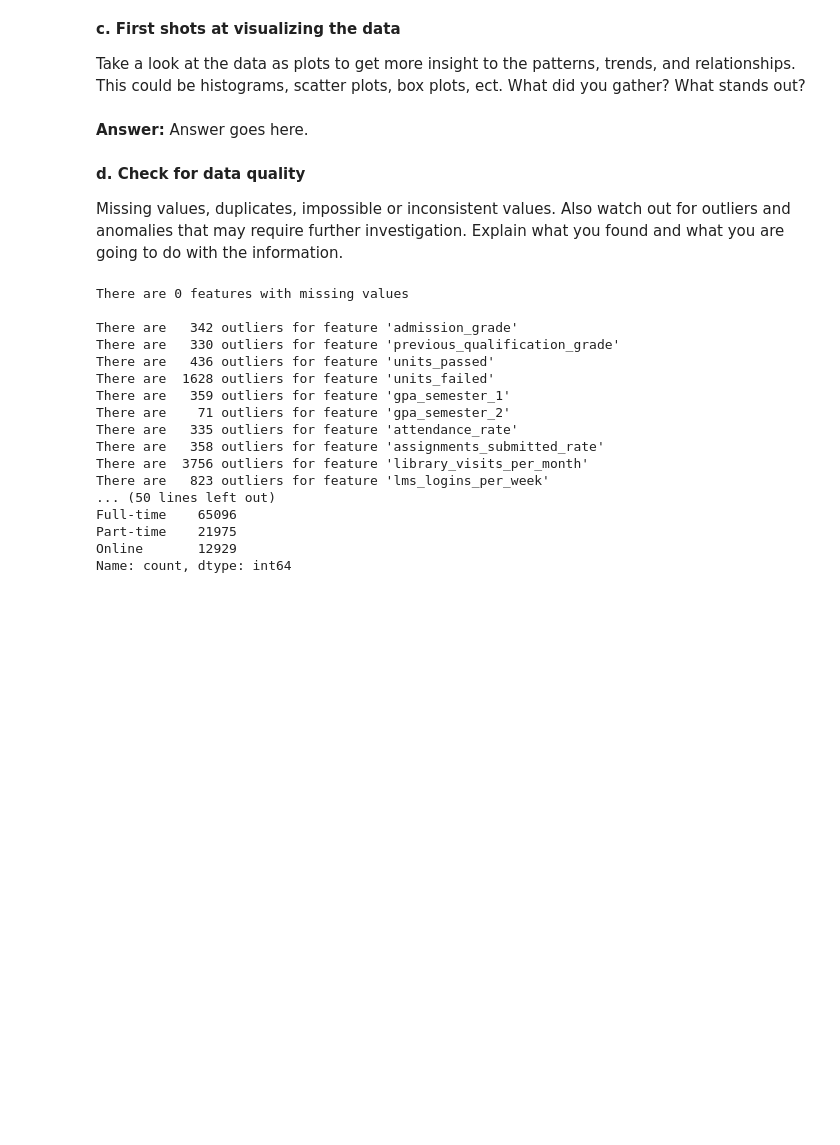
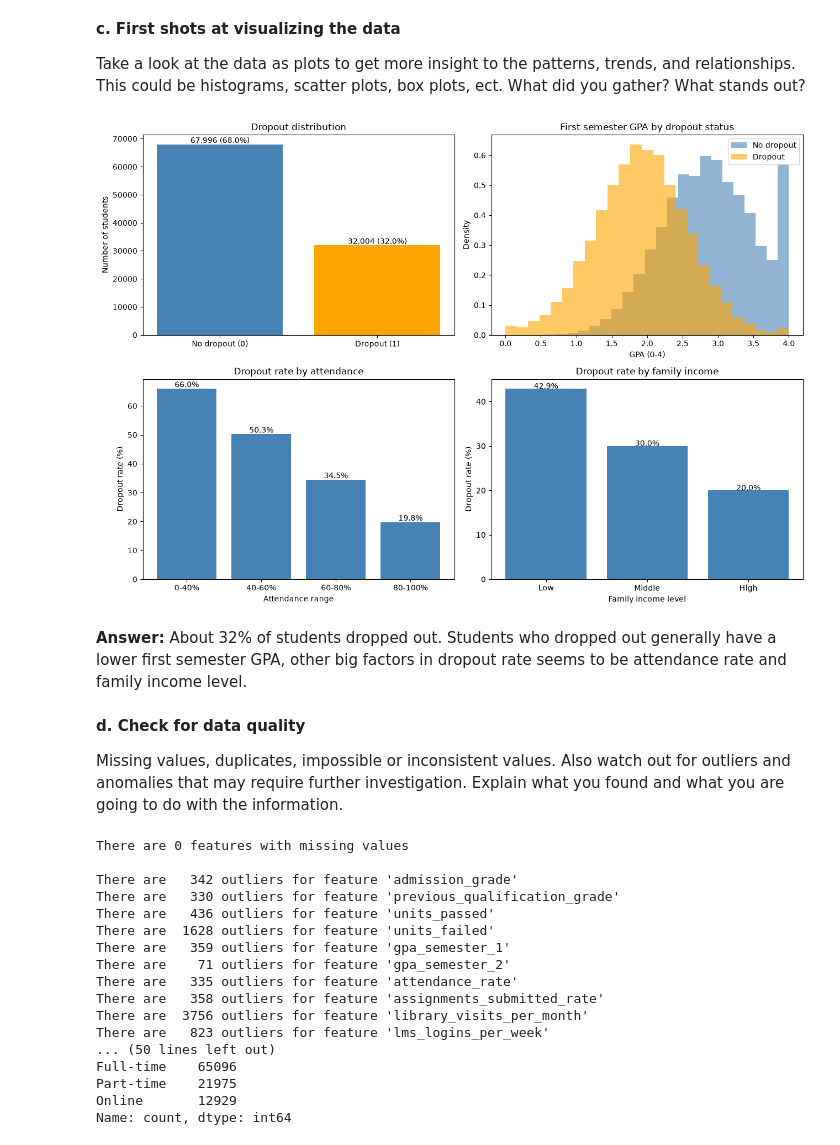
Before and after one commit to mihkelmatto/IDS-Dropout-Risk, a Jupyter notebook: IDS2026_HW07.ipynb, the cells around one changed output. Drawn from its saved outputs; the diff is of its cells as text; code cells hidden in the pictures; blank space fills up the shorter version.

```diff
--- a/IDS2026_HW07.ipynb
+++ b/IDS2026_HW07.ipynb
@@ -212,8 +212,54 @@ data.iloc[:, 21:]
 Take a look at the data as plots to get more insight to the patterns, trends, and relationships. This could be histograms, scatter plots, box plots, ect. What did you gather? What stands out?
 # %%
 ## TODO
+import matplotlib.pyplot as plt
+
+fig, axes = plt.subplots(2, 2, figsize=(13, 9))
+
+# Whats the dropout rate?
+counts = data["dropout"].value_counts().reindex([0, 1])
+axes[0, 0].bar(["No dropout (0)", "Dropout (1)"], counts, color=["steelblue", "orange"])
+axes[0, 0].set_title("Dropout distribution")
+axes[0, 0].set_ylabel("Number of students")
+for i, count in enumerate(counts):
+    axes[0, 0].text(i, count + 500, f"{count:,} ({count / len(data):.1%})", ha="center")
+
+# Compare GPA distributions of students who stayed vs dropped out
+for status, label, color in [(0, "No dropout", "steelblue"), (1, "Dropout", "orange")]:
+    axes[0, 1].hist(data.loc[data["dropout"] == status, "gpa_semester_1"], bins=25, alpha=0.6, density=True, label=label, color=color)
+axes[0, 1].set_title("First semester GPA by dropout status")
+axes[0, 1].set_xlabel("GPA (0-4)")
+axes[0, 1].set_ylabel("Density")
+axes[0, 1].legend()
+
+# Compare dropout rate by attendance
+attendance_groups = pd.cut(data["attendance_rate"], bins=[-0.01, 40, 60, 80, 100], labels=["0-40%", "40-60%", "60-80%", "80-100%"])
+attendance_dropout = (data.groupby(attendance_groups, observed=True)["dropout"].mean() * 100)
+
+axes[1, 0].bar(attendance_dropout.index.astype(str), attendance_dropout.values, color="steelblue")
+axes[1, 0].set_title("Dropout rate by attendance")
+axes[1, 0].set_xlabel("Attendance range")
+axes[1, 0].set_ylabel("Dropout rate (%)")
+for i, rate in enumerate(attendance_dropout):
+    axes[1, 0].text(i, rate+0.5, f"{rate:.1f}%", ha="center")
+
+# Compare dropout rates based on faimily income groups.
+income_order = ["Low", "Middle", "High"]
+income_dropout = (data.groupby("family_income_level")["dropout"].mean() * 100).reindex(income_order)
+
+axes[1, 1].bar(income_dropout.index, income_dropout.values, color="steelblue")
+axes[1, 1].set_title("Dropout rate by family income")
+axes[1, 1].set_xlabel("Family income level")
+axes[1, 1].set_ylabel("Dropout rate (%)")
+for i, rate in enumerate(income_dropout):
+    axes[1, 1].text(i, rate, f"{rate:.1f}%", ha="center")
+
+plt.tight_layout()
+plt.show()
+# %% [output]
+[figure, added]
 # %% [markdown]
-**Answer:** Answer goes here.
+**Answer:** About 32% of students dropped out. Students who dropped out generally have a lower first semester GPA, other big factors in dropout rate seems to be attendance rate and family income level.
 # %% [markdown]
 **d. Check for data quality**
 
```
Also changed, not shown: parts of 2 cells of this notebook.
